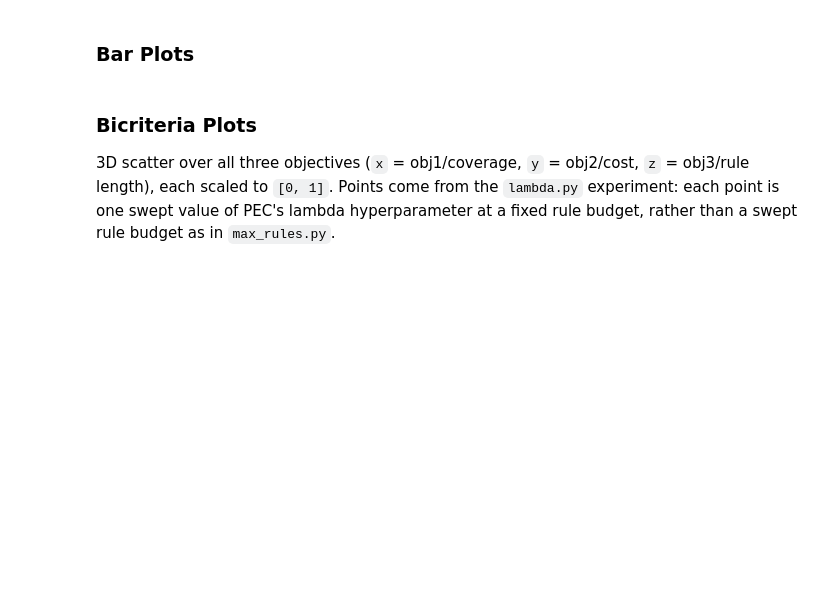
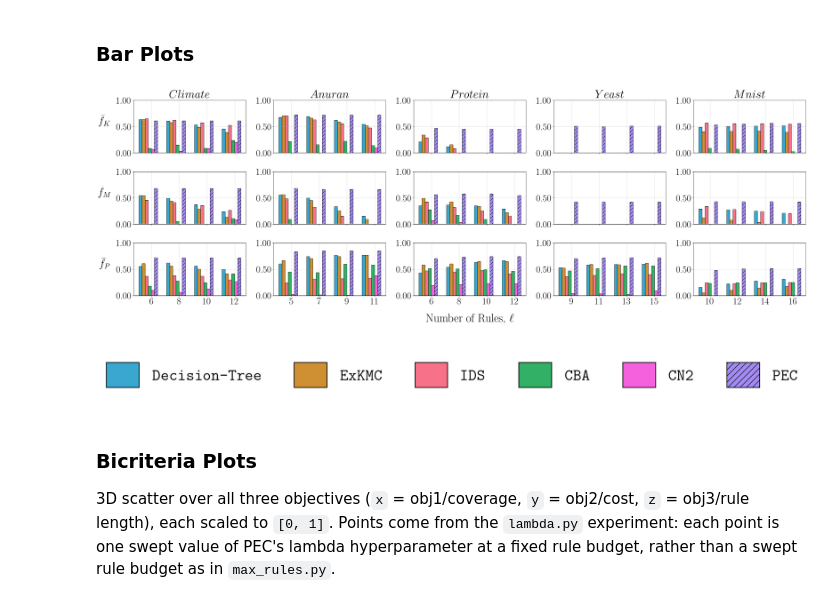
Before and after one commit to kevinqnb/interpretable-clustering, a Jupyter notebook: examples/experiments.ipynb, the cells around one changed output. Cells and saved outputs as stored; diff of their text form; code cells hidden in the pictures; blank space fills up the shorter version.

Commit message:
plotting and config updates

```diff
--- a/examples/experiments.ipynb
+++ b/examples/experiments.ipynb
@@ -58,7 +58,7 @@ color_dict = {
     'CBA': cmap(3),
     'CN2': cmap(7),
     'dscluster; ensemble': cmap(6),
-    'dscluster; ensemble; lazy-greedy': cmap(4),
+    'dscluster; ensemble; lazy-greedy': 'grey',
     #'dscluster; ensemble; weighted': cmap(2),
     'Reference': 'black',
 }
@@ -434,32 +399,3 @@ def select_alphas(alpha_experiment_dict, outfile = None):
-# %%
-# NOTE: The following code block is used to select the best alpha values for each module
-#  and save them to a new json file.
-# This should be done as before computing the maximum rules experiments!
-dataset_ref_dict = {
-    "climate": "_conf_50",
-    "anuran": "_conf_50",
-    "protein": "_conf_50",
-    "yeast": "_conf_50",
-    "mnist": "_conf_50",
-    "fashion": "_conf_50",
-}
-
-for dataset, ref in dataset_ref_dict.items():
-    fname = "../data/experiments/" + dataset + "/alphas/exp" + ref + ".json"
-    with open(fname, 'r') as f:
-        alpha_experiment_dict = json.load(f)
-
-    outfile = "../data/experiments/" + dataset + "/alphas/selected_alphas" + ref + ".json"
-
-    selected_alpha_dict = select_alphas(alpha_experiment_dict, outfile)
-
-    print(f"Dataset: {dataset}")
-    for module, alpha in selected_alpha_dict.items():
-        print(f"  Module: {module}, Selected alpha: {alpha}")
-
-    # Save updated selected alphas
-    with open(outfile, 'w') as f:
-        json.dump(selected_alpha_dict, f, indent=4)
 # %% [markdown]
 # Max Rules Experiment
 The following plots results from the `max_rules` experiments.
@@ -474,7 +410,7 @@ dataset_ref_dict = {
     "anuran": "_conf_50",
     "protein": "_conf_50",
     "yeast": "_conf_50",
-    #"mnist": "_conf_50",
+    "mnist": "_conf_50",
     #"fashion": "_conf_50",
 }
 objective_names = ['coverage-cost', 'coverage-mistake', 'coverage-pairwise-distance']
@@ -482,7 +418,7 @@ objective_names = ['coverage-cost', 'coverage-mistake', 'coverage-pairwise-dista
 # Explicit comparison set -- previously auto-derived from every non-dscluster
 # key present in the JSON, which silently pulled in Exp-Tree/Shallow-Tree/
 # WRA-weighted even though only some of those had style-dict entries.
-comparison_modules = ['Decision-Tree', 'ExKMC', 'IDS', 'CBA', 'CN2']
+comparison_modules = {'Decision-Tree', 'ExKMC', 'IDS', 'CBA', 'CN2'}
 
 dscluster_modules = set()
 dataset_experiment_dict = {}
@@ -495,7 +431,10 @@ for dataset, ref in dataset_ref_dict.items():
         experiment_dict = json.load(f)
     dataset_experiment_dict[dataset] = experiment_dict
     dscluster_modules.update(
-        [m for m in experiment_dict['modules'].keys() if 'dscluster' in m]
+        [m for m in experiment_dict['modules'].keys() if ('dscluster' in m) and ('lazy-greedy' not in m)]
+    )
+    comparison_modules.update(
+        [m for m in experiment_dict['modules'].keys() if ('dscluster' in m) and ('lazy-greedy' in m) and ('weighted' not in m)]
     )
     missing = [m for m in comparison_modules if m not in experiment_dict['modules']]
     if missing:
@@ -567,7 +530,7 @@ for dataset, experiment_dict in dataset_experiment_dict.items():
 
 # Configurable lower bound for the objective-value y-axis, so subplots don't
 # waste space below the region where bars actually fall.
-BAR_Y_MIN = 0.5
+BAR_Y_MIN = 0.0
 
 fig,ax = plt.subplots(len(objective_names), len(dataset_experiment_dict), figsize=(34, 12))
 
@@ -631,33 +594,35 @@ for i, (dataset, objective_result_dict) in enumerate(bar_dict.items()):
         ax[j,i].set_xticks(x.astype(int) + (len(module_result_dict)-1) * 0.2 / 2)
         if j != len(objective_names) - 1:
             ax[j,i].set_xticklabels([])
         else:
             ax[j,i].set_xticklabels([str(int(val)) for val in x.astype(int)])
 
         # Y-label with objective
         if i == 0:
             ax[j,i].set_ylabel(
                 rf"$\bar{{f}}_{function_name_dict[j]}$", rotation=0, labelpad=40, fontsize = 36
             )
 
         # Title with dataset name
         if j == 0:
             ax[j,i].set_title(rf"${dataset.capitalize()}$")
 
         # Gridlines:
         ax[j,i].grid(which='major', linestyle='-', linewidth=0.8, alpha = 0.5)
         ax[j,i].axhline(0.0, color="black", linewidth=2.0, alpha=0.7)
 
 
 #fig.supylabel(r"$\bar{f}(\mathcal{D})$", x=0.02, rotation = 0)
 fig.supxlabel(r"Number of Rules, $\ell$", y=0.05, x = 0.525)
 plt.tight_layout()
 
 #plt.savefig(
 #    "../figures/experiments/objectives.pdf",
 #    bbox_inches='tight',
 #    dpi=300
 #)
+# %% [output]
+[figure, added]
 # %%
 # Create a separate legend for the bar plot with hatch patterns
 import matplotlib.patches as mpatches
@@ -705,6 +670,8 @@ ax.axis('off')
 #)
 
 plt.show()
+# %% [output]
+[figure, added]
 # %% [markdown]
 ### Bicriteria Plots
 
```
Also changed, not shown: parts of 11 cells of this notebook, 9 other files.
